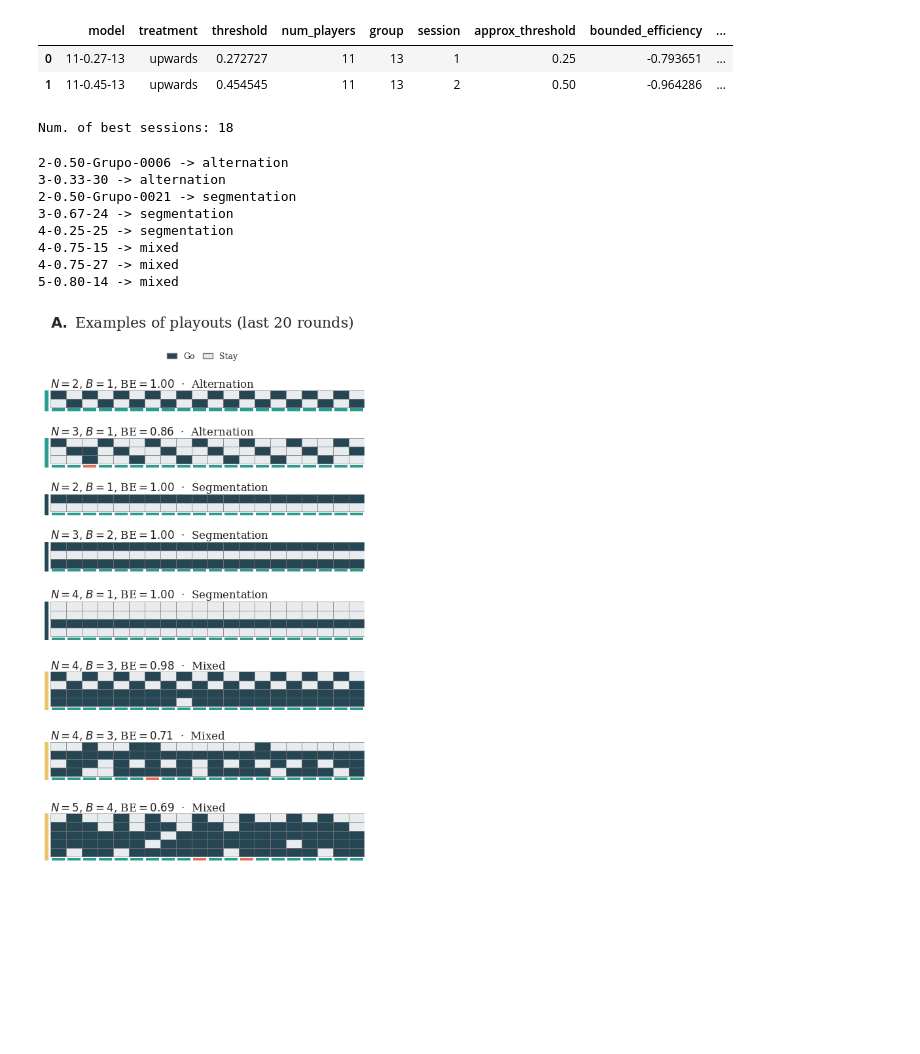
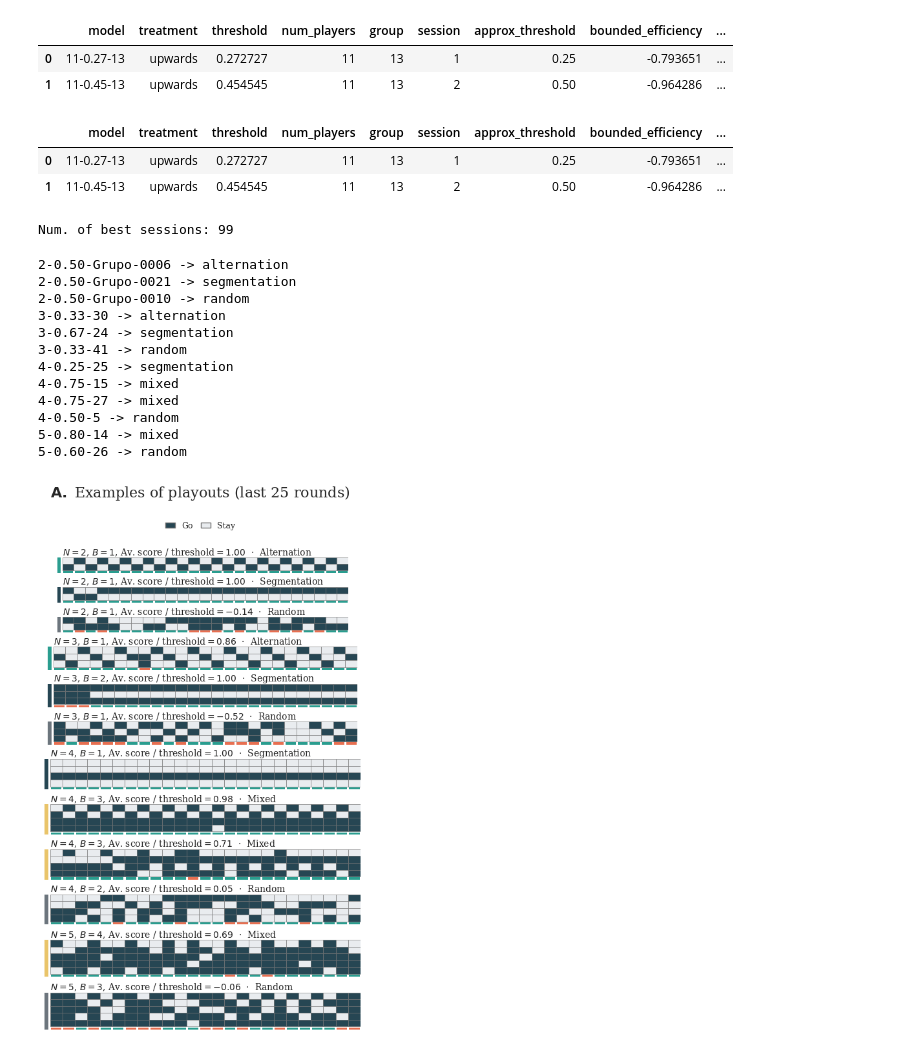
Before and after one commit to EAndrade-Lotero/Cognitive_Models_El_Farol_Bar_Problem, a Jupyter notebook: PaperFigures/Fig2A.ipynb, the cells around one changed output. Saved outputs shown, nothing was run; the diff lists cells and outputs as text; code cells hidden in the pictures; blank space fills up the shorter version.

Commit message:
fix paper figures

```diff
--- a/PaperFigures/Fig2A.ipynb
+++ b/PaperFigures/Fig2A.ipynb
@@ -45,3 +45,8 @@ df.head(2)
 # %%
 ai = AlternationIndex.from_file(priority='mlp')
 df['predicted_class'] = ai.classify(df)
+df.head(2)
+# %% [output]
+|  | model | treatment | threshold | num_players | group | session | approx_threshold | bounded_efficiency | ... |
+| 0 | 11-0.27-13 | upwards | 0.272727 | 11 | 13 | 1 | 0.25 | -0.793651 | ... |
+| 1 | 11-0.45-13 | upwards | 0.454545 | 11 | 13 | 2 | 0.50 | -0.964286 | ... |
@@ -48,14 +65,15 @@ df['predicted_class'] = ai.classify(df)
 # %%
-df_best = df[df['bounded_efficiency'] > 0.67]
+df_best = df[df['bounded_efficiency'] > -10]
 df_best = df_best[df_best['threshold'] < 1]
 
 # df_best['model'] = df_best.apply(lambda row: f"{row['model']}-{row['num_players']}-{row['threshold']:.2f}", axis=1)
 df_best.sort_values(by=['bounded_efficiency', 'num_players'], ascending=False, inplace=True)
 print('Num. of best sessions:', len(df_best))
 # %% [output]
-Num. of best sessions: 18
+Num. of best sessions: 99
 # %%
 groups = df_best['model'].unique()
+# groups = df_best[df_best['num_players'] == 5]['model'].unique()
 excluded_groups = [
     '2-0.50-Grupo-0001',
     '2-0.50-Grupo-0003',
@@ -71,35 +89,44 @@ excluded_groups = [
 groups = [group for group in groups if group not in excluded_groups]
 groups = [
     '2-0.50-Grupo-0006',
+    '2-0.50-Grupo-0021',
+    '2-0.50-Grupo-0010',
     '3-0.33-30',
-    '2-0.50-Grupo-0021',
     '3-0.67-24',
+    '3-0.33-41',
     '4-0.25-25',
     '4-0.75-15',
     '4-0.75-27',
-    '5-0.80-14'
+    '4-0.50-5',
+    '5-0.80-14',
+    '5-0.60-26',
 ]
-categories = [
-    'alternation',
-    'alternation',
-    'segmentation',
-    'segmentation',
-    'segmentation',
-    'mixed',
-    'mixed',
-    'mixed',
-]
+# categories = [
+#     'alternation',
+#     'alternation',
+#     'segmentation',
+#     'segmentation',
+#     'segmentation',
+#     'mixed',
+#     'mixed',
+#     'mixed',
+# ]
+categories = [get_category(group_model) for group_model in groups]
 for category, group in zip(categories, groups):
     print(group, "->", category)
 # %% [output]
 2-0.50-Grupo-0006 -> alternation
+2-0.50-Grupo-0021 -> segmentation
+2-0.50-Grupo-0010 -> random
 3-0.33-30 -> alternation
-2-0.50-Grupo-0021 -> segmentation
 3-0.67-24 -> segmentation
+3-0.33-41 -> random
 4-0.25-25 -> segmentation
 4-0.75-15 -> mixed
 4-0.75-27 -> mixed
+4-0.50-5 -> random
 5-0.80-14 -> mixed
+5-0.60-26 -> random
 # %%
 # Publication styling for best-session playouts
 import matplotlib.patches as mpatches
@@ -148,13 +175,14 @@ fig, axes = plt.subplots(
     figsize=(6.2, 9.5),
     gridspec_kw={'height_ratios': height_ratios, 'hspace': 0.55},
 )
+num_rounds = 25
 
 for i, meta in enumerate(panel_meta):
     type_label = TYPE_LABELS.get(meta['session_type'], meta['session_type'].title())
     type_color = TYPE_COLORS.get(meta['session_type'], '#333333')
     title = (
         rf"$N={meta['N']}$, $B={meta['B']}$, "
-        rf"BE$={meta['BE']:.2f}$  ·  {type_label}"
+        rf"Av. score / threshold$={meta['BE']:.2f}$  ·  {type_label}"
     )
 
     bar_renderer = BarRenderer(data=meta['data'])
@@ -164,35 +192,35 @@ for i, meta in enumerate(panel_meta):
     bar_renderer.edge_linewidth = 0.45
     bar_renderer.render(
         ax=axes[i],
         title=title,
-        num_rounds=20,
-        title_kwargs={'color': '#222222', 'loc': 'left', 'pad': 2},
+        num_rounds=num_rounds,
+        title_kwargs={'color': '#222222', 'loc': 'left', 'pad': 2, 'fontsize':10},
     )
     axes[i].add_patch(mpatches.Rectangle(
         (-0.018, 0), 0.012, 1,
         transform=axes[i].transAxes,
         facecolor=type_color, edgecolor='none',
         clip_on=False, zorder=10,
     ))
 
 legend_handles = [
     mpatches.Patch(facecolor=GO_COLOR, edgecolor='0.45', label='Go'),
     mpatches.Patch(facecolor=STAY_COLOR, edgecolor='0.45', label='Stay'),
 ]
-fig.suptitle(r'$\bf{A.}$ Examples of playouts (last 20 rounds)', y=1.0, fontsize=16)
+fig.suptitle(fr'$\mathbf{{A.}}$ Examples of playouts (last {num_rounds} rounds)', y=1.0, fontsize=16)
 fig.legend(
     handles=legend_handles,
     loc='lower center',
     ncol=2,
     frameon=False,
     fontsize=9,
     bbox_to_anchor=(0.5, 0.92),
     borderaxespad=0,
     handlelength=1.2,
     columnspacing=1.0,
 )
 fig.tight_layout(rect=[0, 0, 1, 0.985])
 plt.show()
 # %% [output]
-[figure, old version]
+[figure, new version]
 # %%
```
Also changed, not shown: parts of 2 cells of this notebook, 9 other files.
